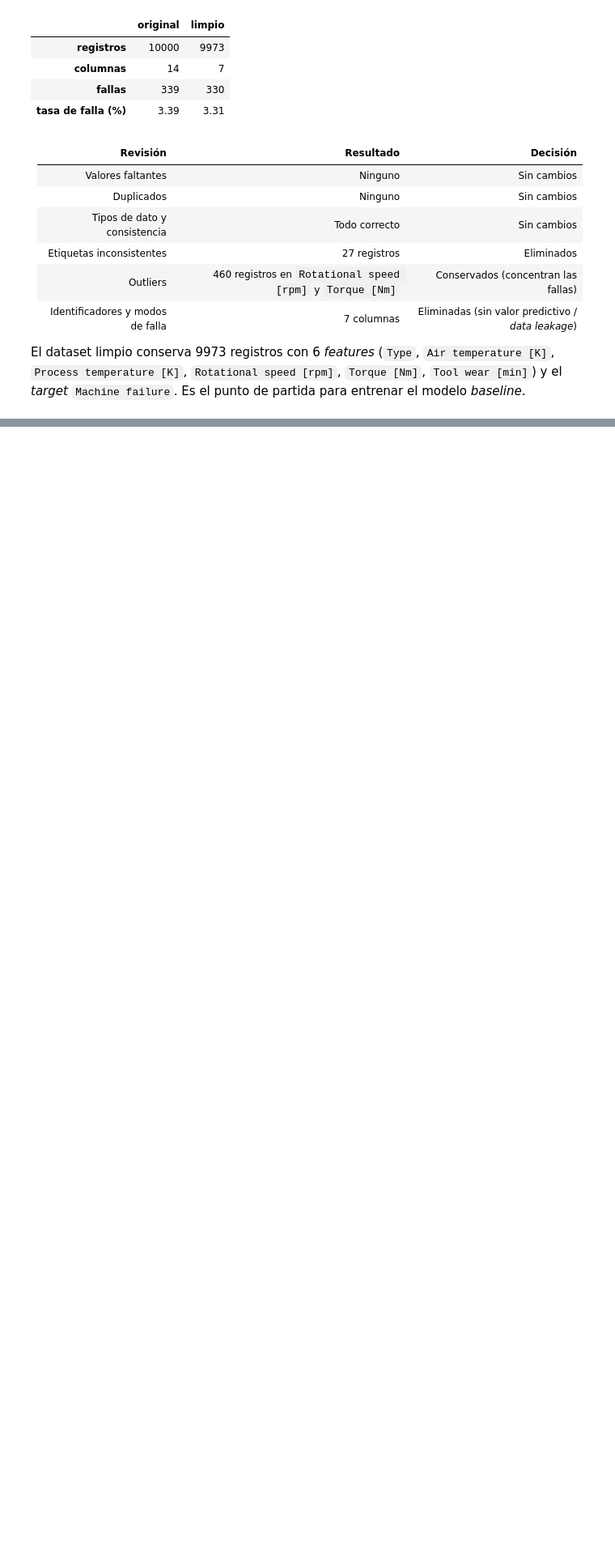
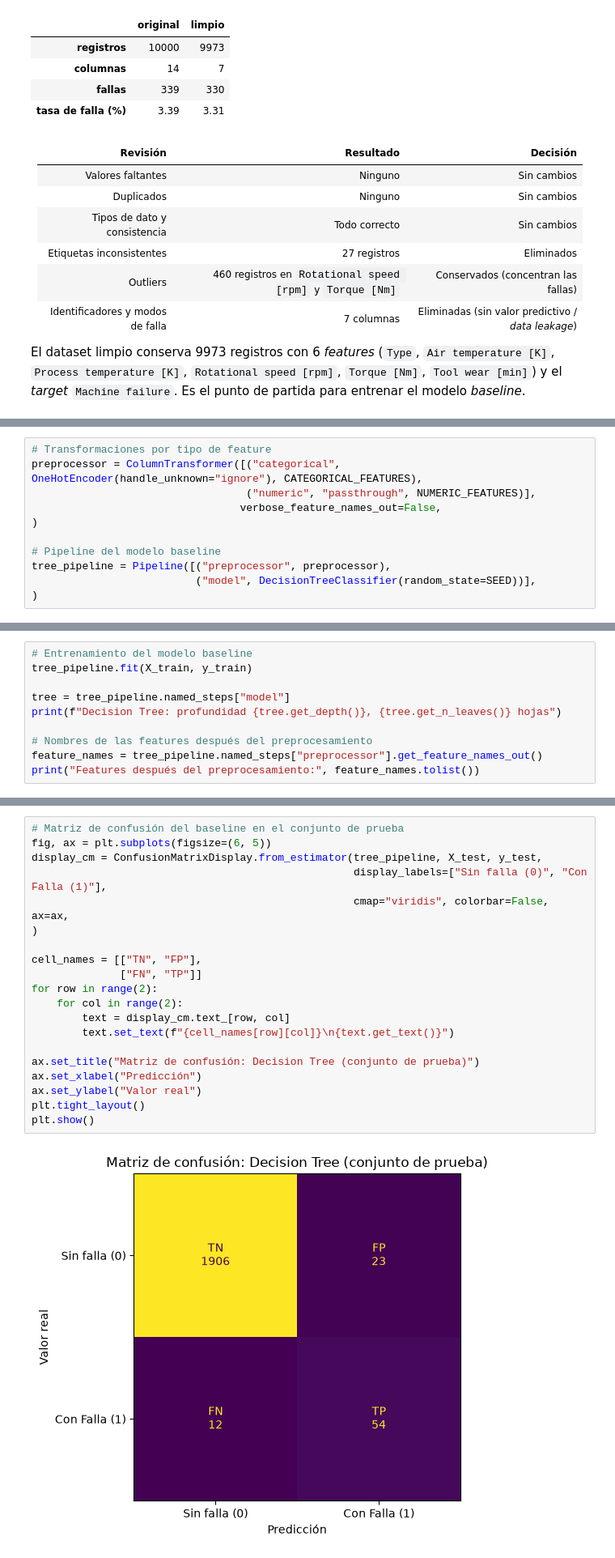
Before and after one commit to itdsanchez-stack/MLOps-W03, a Jupyter notebook: Draft_Notebook_Baseline_SanchezDaniel.ipynb, the cells around one changed output, grey strips where cells are left out. Shown at 81% size. Saved outputs shown, nothing was run; the diff lists cells and outputs as text; blank space fills up the shorter version.

Commit message:
Paso 4 y 5: Modelo baseline y evaluacion

```diff
--- a/Draft_Notebook_Baseline_SanchezDaniel.ipynb
+++ b/Draft_Notebook_Baseline_SanchezDaniel.ipynb
@@ -703,0 +777,11 @@ El dataset limpio conserva 9973 registros con 6 *features* (`Type`, `Air tempera
+# %%
+# Transformaciones por tipo de feature
+preprocessor = ColumnTransformer([("categorical", OneHotEncoder(handle_unknown="ignore"), CATEGORICAL_FEATURES),
+                                  ("numeric", "passthrough", NUMERIC_FEATURES)],
+                                 verbose_feature_names_out=False,
+)
+
+# Pipeline del modelo baseline
+tree_pipeline = Pipeline([("preprocessor", preprocessor),
+                          ("model", DecisionTreeClassifier(random_state=SEED))],
+)
@@ -703,0 +792,10 @@ El dataset limpio conserva 9973 registros con 6 *features* (`Type`, `Air tempera
+# %%
+# Entrenamiento del modelo baseline
+tree_pipeline.fit(X_train, y_train)
+
+tree = tree_pipeline.named_steps["model"]
+print(f"Decision Tree: profundidad {tree.get_depth()}, {tree.get_n_leaves()} hojas")
+
+# Nombres de las features después del preprocesamiento
+feature_names = tree_pipeline.named_steps["preprocessor"].get_feature_names_out()
+print("Features después del preprocesamiento:", feature_names.tolist())
@@ -703,0 +854,22 @@ El dataset limpio conserva 9973 registros con 6 *features* (`Type`, `Air tempera
+# %%
+# Matriz de confusión del baseline en el conjunto de prueba
+fig, ax = plt.subplots(figsize=(6, 5))
+display_cm = ConfusionMatrixDisplay.from_estimator(tree_pipeline, X_test, y_test,
+                                                   display_labels=["Sin falla (0)", "Con Falla (1)"],
+                                                   cmap="viridis", colorbar=False, ax=ax,
+)
+
+cell_names = [["TN", "FP"],
+              ["FN", "TP"]]
+for row in range(2):
+    for col in range(2):
+        text = display_cm.text_[row, col]
+        text.set_text(f"{cell_names[row][col]}\n{text.get_text()}")
+
+ax.set_title("Matriz de confusión: Decision Tree (conjunto de prueba)")
+ax.set_xlabel("Predicción")
+ax.set_ylabel("Valor real")
+plt.tight_layout()
+plt.show()
+# %% [output]
+[figure, added]
```
Also changed, not shown: parts of 20 cells of this notebook.
